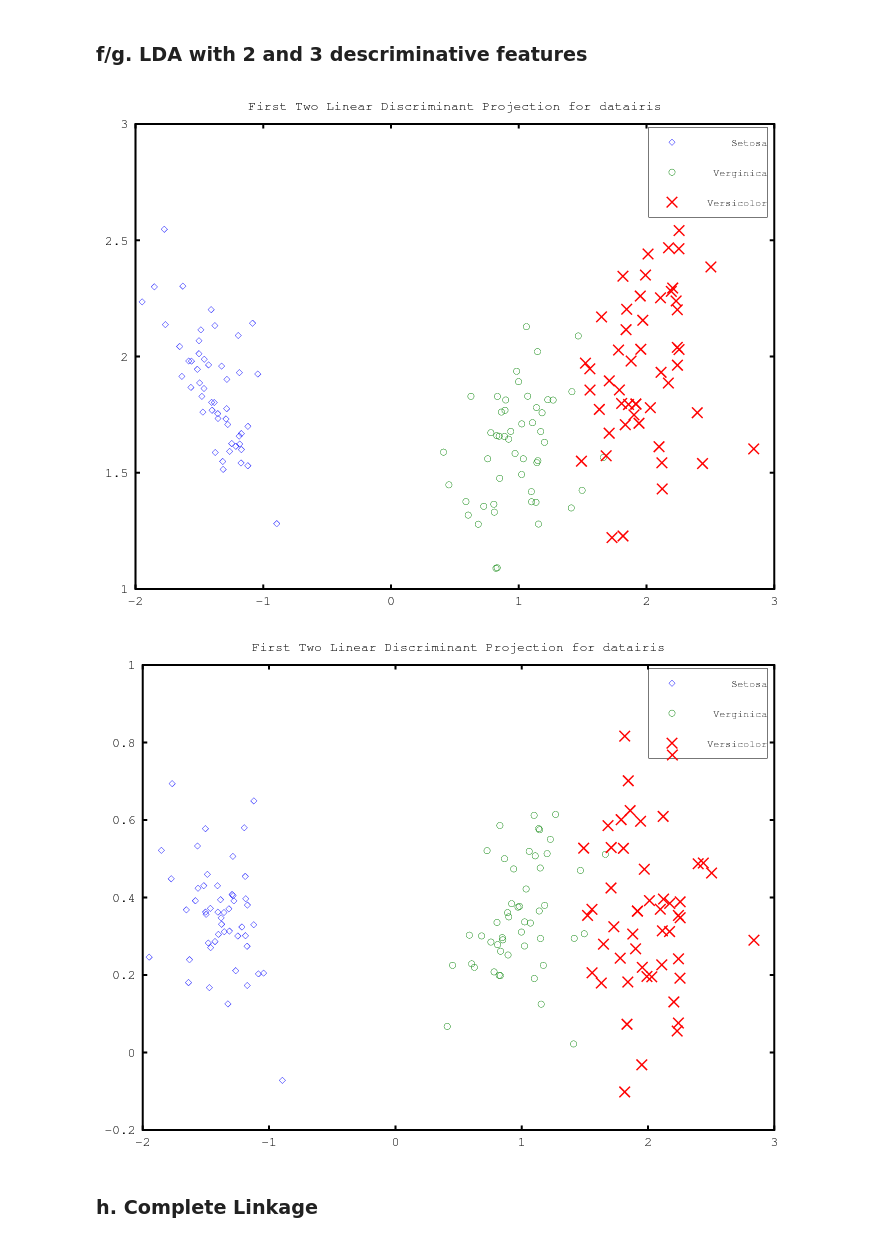
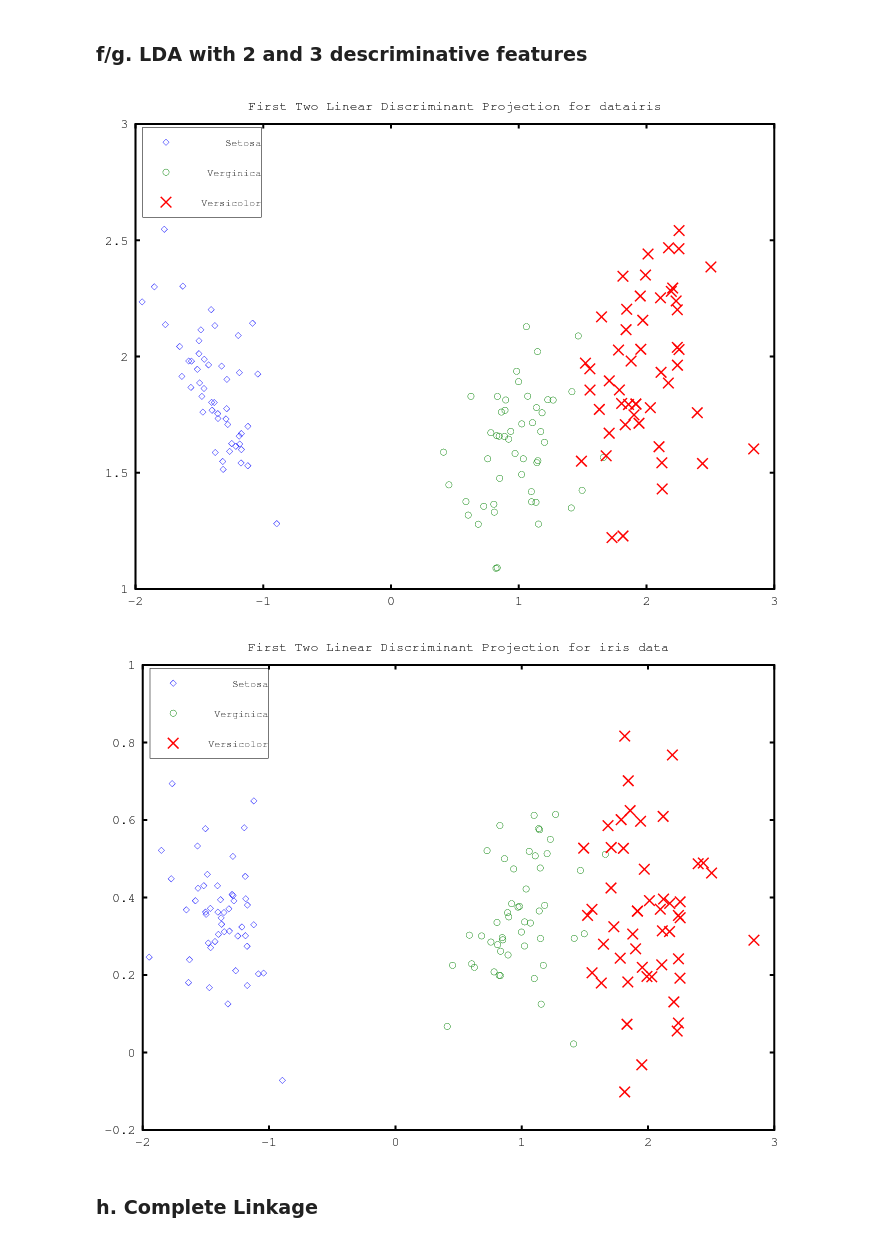
Before and after one commit to omarsar/math_comp_project, a Jupyter notebook: Project-Part 2.ipynb, the cells around one changed output. Drawn from its saved outputs; the diff is of its cells as text; code cells hidden in the pictures.

```diff
--- a/Project-Part 2.ipynb
+++ b/Project-Part 2.ipynb
@@ -84,13 +84,13 @@ plotPCA(X,k2, nf, 'First 2 Principal Component Projection for iris Data', {'Seto
 
 nf = 4; nk = 50; n = 150; fileName = 'datairis.txt'; K1 = 2; K2= 3;
 
-computeLDA(nf, nk, n, fileName, K1, 'First Two Linear Discriminant Projection for datairis', {'Setosa', 'Verginica', 'Versicolor'});
+computeLDA(nf, nk, n, fileName, K1, 'First Two Linear Discriminant Projection for datairis', {'Setosa', 'Verginica', 'Versicolor'}, 'northwest');
 # %% [output]
-[figure, old version]
+[figure, new version]
 # %%
-computeLDA(nf, nk, n, fileName, K2, 'First Two Linear Discriminant Projection for iris data', {'Setosa', 'Verginica', 'Versicolor'});
+computeLDA(nf, nk, n, fileName, K2, 'First Two Linear Discriminant Projection for iris data', {'Setosa', 'Verginica', 'Versicolor'},'northwest');
 # %% [output]
-[figure, old version]
+[figure, new version]
 # %% [markdown]
 ### h. Complete Linkage
 # %%
```
Also changed, not shown: parts of 1 cell of this notebook, 4 other files.
